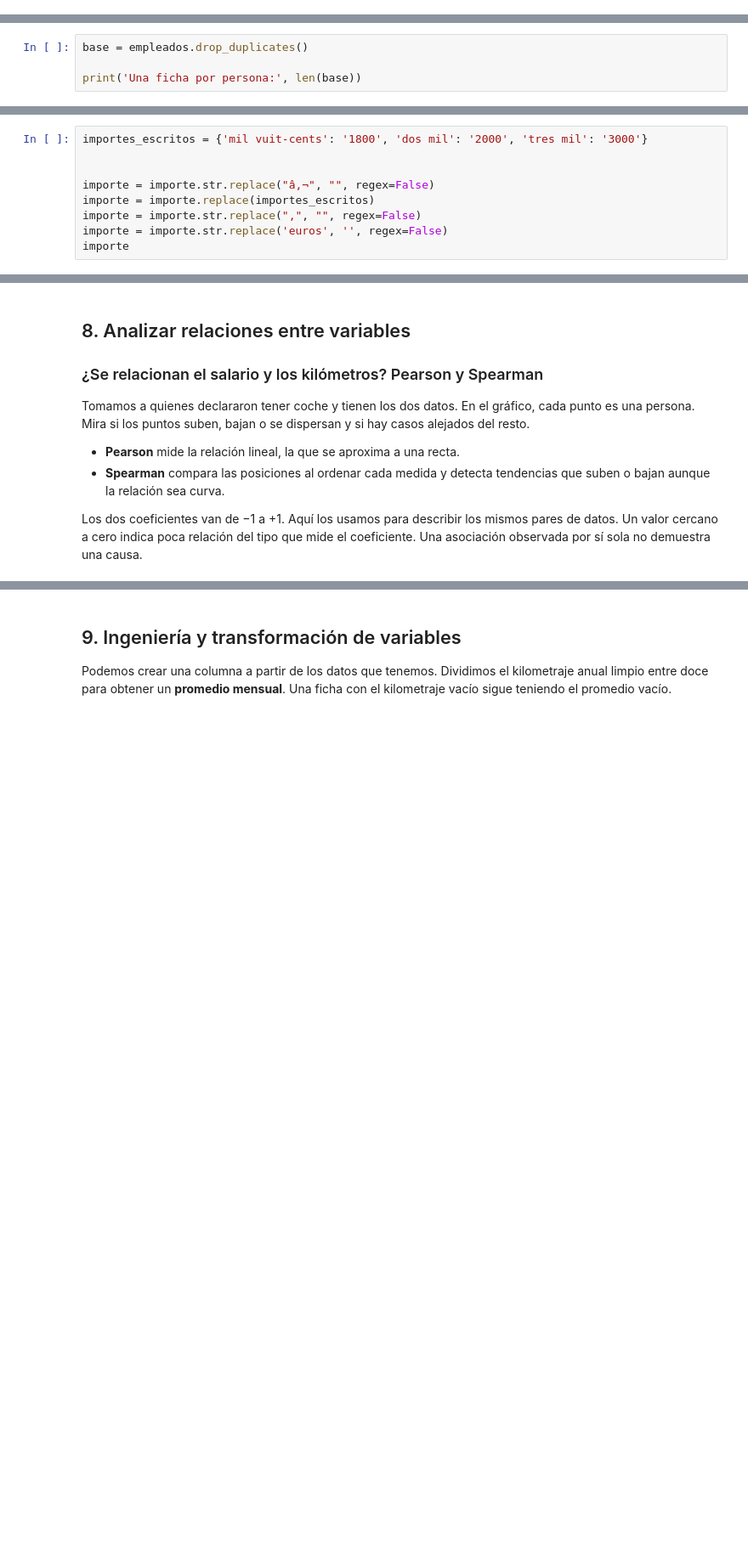
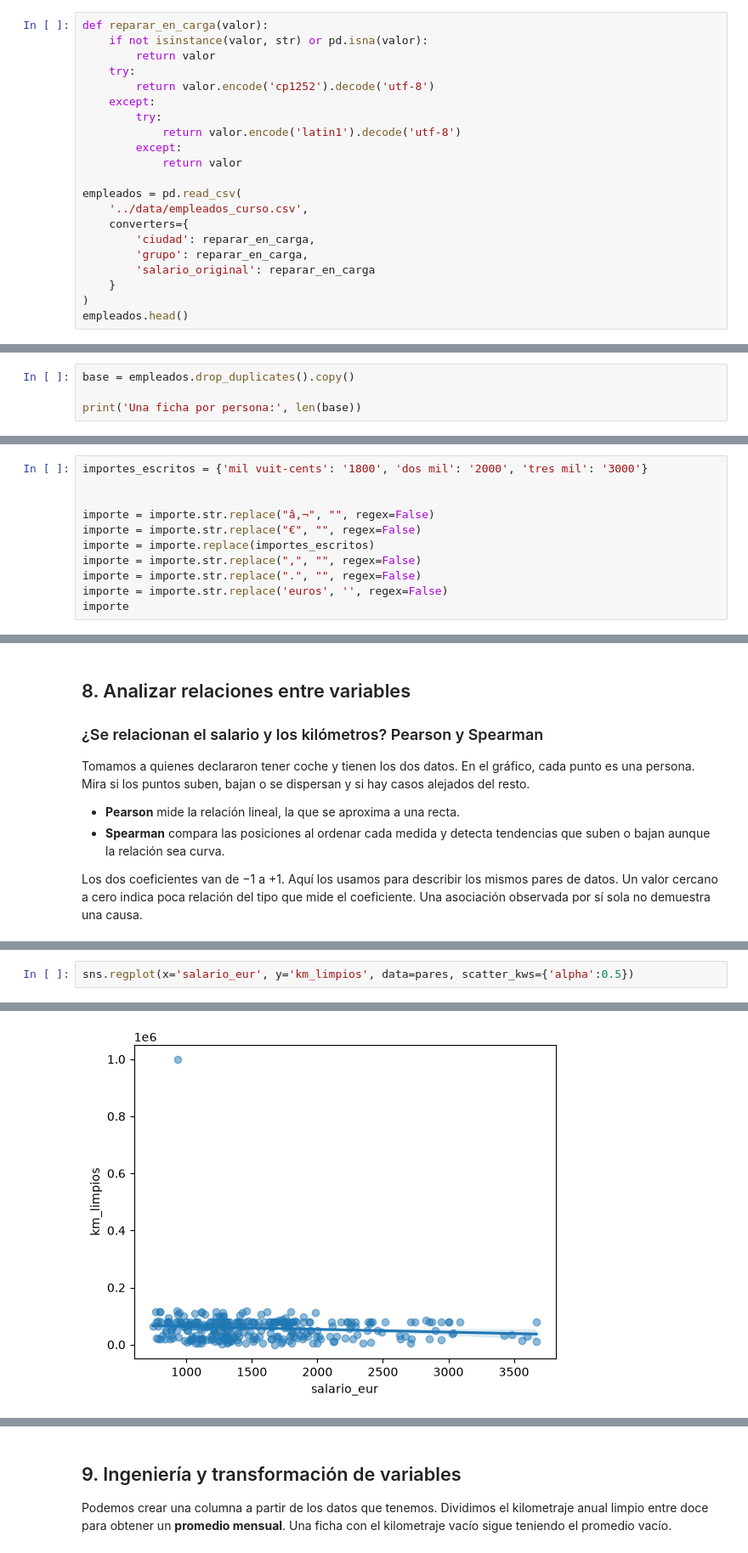
Before and after one commit to alanaolivieri/big_data_course, a Jupyter notebook: PySpark/notebooks/08_data_preparation_and_analysis.ipynb, the cells around one changed output, grey strips where cells are left out. Shown at 85% size. Saved outputs shown, nothing was run; the diff lists cells and outputs as text; blank space fills up the shorter version.

```diff
--- a/PySpark/notebooks/08_data_preparation_and_analysis.ipynb
+++ b/PySpark/notebooks/08_data_preparation_and_analysis.ipynb
@@ -49,0 +84,21 @@ empleados.head()
+# %%
+def reparar_en_carga(valor):
+    if not isinstance(valor, str) or pd.isna(valor):
+        return valor
+    try:
+        return valor.encode('cp1252').decode('utf-8')
+    except:
+        try:
+            return valor.encode('latin1').decode('utf-8')
+        except:
+            return valor
+
+empleados = pd.read_csv(
+    '../data/empleados_curso.csv',
+    converters={
+        'ciudad': reparar_en_carga,
+        'grupo': reparar_en_carga,
+        'salario_original': reparar_en_carga
+    }
+)
+empleados.head()
@@ -73,4 +162,4 @@ empleados[empleados['id_registro'].duplicated(keep=False)].sort_values(['id_regi
 # %%
-base = empleados.drop_duplicates()
+base = empleados.drop_duplicates().copy()
 
 print('Una ficha por persona:', len(base))
@@ -93,7 +217,9 @@ importes_escritos = {'mil vuit-cents': '1800', 'dos mil': '2000', 'tres mil': '3
 
 
 importe = importe.str.replace("â‚¬", "", regex=False)
+importe = importe.str.replace("€", "", regex=False)
 importe = importe.replace(importes_escritos)
 importe = importe.str.replace(",", "", regex=False)
+importe = importe.str.replace(".", "", regex=False)
 importe = importe.str.replace('euros', '', regex=False)
 importe
@@ -230,0 +592,3 @@ print(f'Spearman: {spearman[0]:.3f}')
+# %%
+sns.regplot(x='salario_eur', y='km_limpios', data=pares, scatter_kws={'alpha':0.5})
+# %% [output]
@@ -230,0 +596 @@ print(f'Spearman: {spearman[0]:.3f}')
+[figure, added]
```
Also changed, not shown: parts of 63 cells of this notebook.
